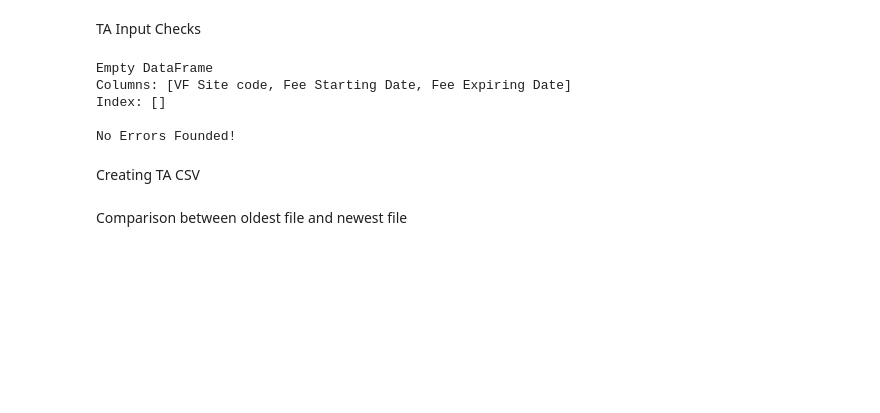
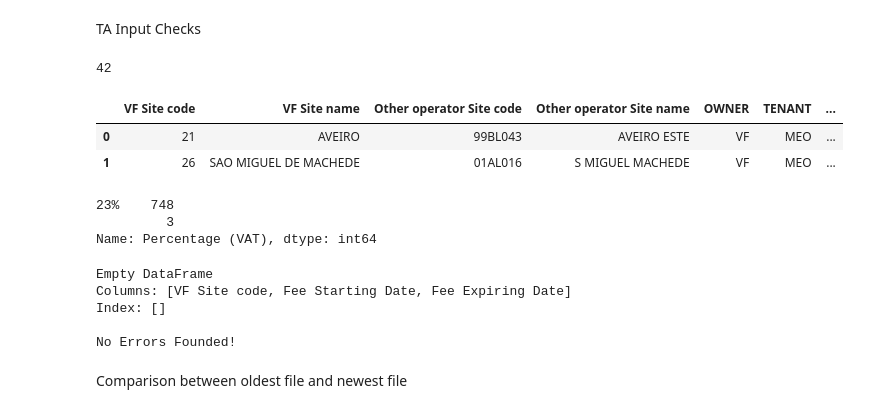
Before and after one commit to emerenan/xlsx_validation, a Jupyter notebook: pt_validations.ipynb, the cells around one changed output. Cells and saved outputs as stored; diff of their text form; code cells hidden in the pictures; blank space fills up the shorter version.

```diff
--- a/pt_validations.ipynb
+++ b/pt_validations.ipynb
@@ -1266,3 +1295,9 @@ df_col_missing
+# %%
+from unidecode import unidecode
+
+for i in ['province', 'municipality', 'address', 'site name']:
+    towerdb[i] = towerdb[i].apply(unidecode)
+towerdb.to_csv('/content/TowerDB_Portugal_20210831.csv', index=False)
 # %%
 """Defining variables which is gonna be reusable in checks"""
 tw_index = 'site code'
@@ -1852,31 +1887,34 @@ TA Input Checks
 # %%
 # Lendo o Ficheiro de input
 path='/content/Vantage Towers_PT TowerDB Jun21_20210720.xlsx'
 #test = '/content/teste_dates.xlsx'
 sheet_ta = 'Tenant Agreements'
 skiprows_ta = 13
 skipcol = 1
 ta = read_files(path, sheet_ta, skiprows_ta, skipcol, "VF Site code")
-
 ta_output_cols = ["VF Site code","VF Site name","Other operator Site code","Other operator Site name",\
-                    "OWNER","TENANT","Tenant classification","Type of sharing","Annual Hosting Fee (in €)",\
+                    "OWNER","TENANT","Tenant classification","Type of sharing",'Annual Hosting Fee (in €)',\
                     "M1","M2","M3","M4","M5","M6","M7","M8","M9","M10","M11","M12","Annual Energy Fee (€)",\
                     "Annual Maintenance Fee (€)","Annual Other Services Fee (€)","Total Annual Fee (€)","Authorisation Date",\
                     "Fee Starting Date","Fee Expiring Date","Renewal Option","Expiring date after renewal","Termination Date",\
                     "Terms of payments","Payment type","Index","Indexation Driver","Percentage","VAT Subject","Percentage (VAT)",\
                     "Inputs from filling responsible","Tenancy duration until expiring date (in years)","Sharing In Scope","CONTINENT"]
-ta = ta.reindex(columns=ta_output_cols)
-cols_check = ['VF Site code', 'TENANT', 'Tenant classification', \
-              'Authorisation Date', 'Fee Starting Date',"Fee Expiring Date","Sharing In Scope"]
 
-df_ta_dates = check_lc_ta_dates(ta,"VF Site code", 'Fee Starting Date',"Fee Expiring Date")
-df_ta_dates
-#No erros
+print(len(ta_output_cols))
+ta['Tenancy duration until expiring date (in years)'] = ['' for i in range(ta.shape[0])]
+ta["CONTINENT"] = ['' for i in range(ta.shape[0])]
+ta = ta[ta_output_cols]
+
+dates_tw = ['Authorisation Date', 'Fee Starting Date', 'Fee Expiring Date']
+for i in dates_tw:
+    ta[i] = [date_obj.strftime("%d/%m/%Y") if not pd.isnull(date_obj) else '' for date_obj in ta[i]]
+
+ta = ta.fillna('')
+
+ta.to_csv('/content/TA_Input_Portugal_20210831.csv', index=False)
+ta.head(2)
 # %% [output]
-Empty DataFrame
-Columns: [VF Site code, Fee Starting Date, Fee Expiring Date]
-Index: []
-
-No Errors Founded!
+42
+|  | VF Site code | VF Site name | Other operator Site code | Other operator Site name | OWNER | TENANT | ... |
+| 0 | 21 | AVEIRO | 99BL043 | AVEIRO ESTE | VF | MEO | ... |
+| 1 | 26 | SAO MIGUEL DE MACHEDE | 01AL016 | S MIGUEL MACHEDE | VF | MEO | ... |
-# %% [markdown]
-Creating TA CSV
@@ -1893,3 +1921,19 @@ ta.round(2).to_csv('/content/TA_Input_Portugal_20210731.csv', index=False)
+# %%
+ta["Percentage (VAT)"].value_counts()
+# %% [output]
+23%    748
+         3
+Name: Percentage (VAT), dtype: int64
+# %%
+df_ta_dates = check_lc_ta_dates(ta,"VF Site code", 'Fee Starting Date',"Fee Expiring Date")
+df_ta_dates
+#No erros
+# %% [output]
+Empty DataFrame
+Columns: [VF Site code, Fee Starting Date, Fee Expiring Date]
+Index: []
+
+No Errors Founded!
 # %% [markdown]
 Comparison between oldest file and newest file
 # %%
```
Also changed, not shown: parts of 3 cells of this notebook.
